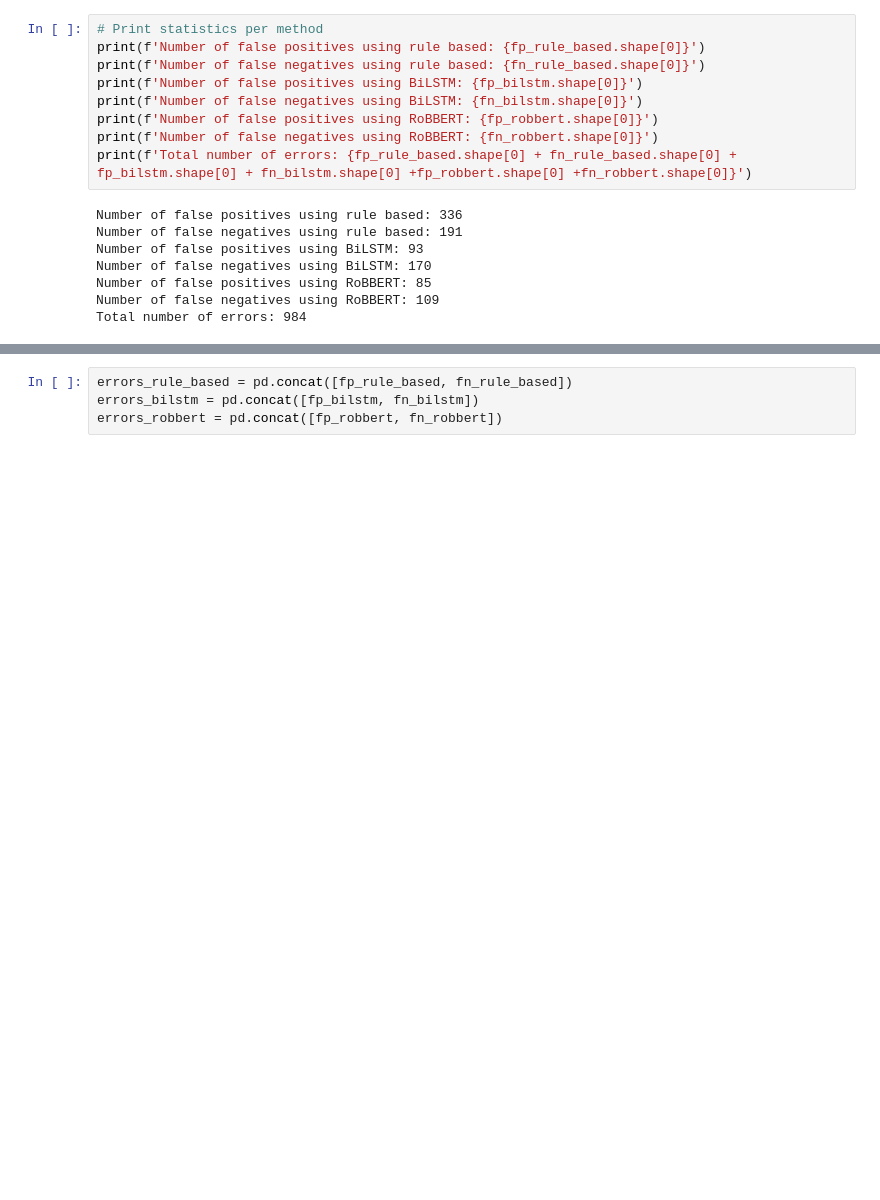
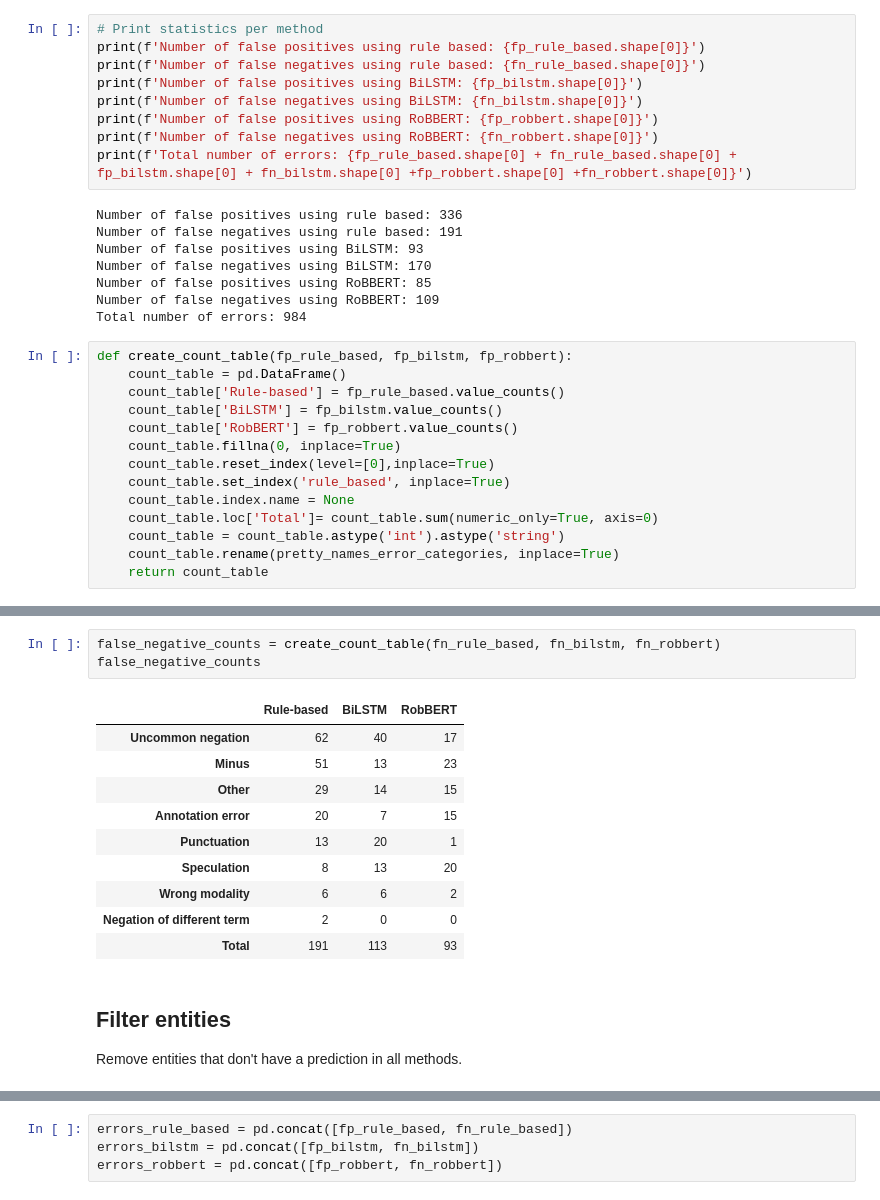
Before and after one commit to umcu/negation-detection, a Jupyter notebook: 03_compare_errors.ipynb, the cells around one changed output, grey strips where cells are left out. Drawn from its saved outputs; the diff is of its cells as text; blank space fills up the shorter version.

```diff
--- a/03_compare_errors.ipynb
+++ b/03_compare_errors.ipynb
@@ -89,3 +89,17 @@ Number of false negatives using BiLSTM: 170
 Number of false positives using RoBBERT: 85
 Number of false negatives using RoBBERT: 109
 Total number of errors: 984
+# %%
+def create_count_table(fp_rule_based, fp_bilstm, fp_robbert):
+    count_table = pd.DataFrame()
+    count_table['Rule-based'] = fp_rule_based.value_counts()
+    count_table['BiLSTM'] = fp_bilstm.value_counts()
+    count_table['RobBERT'] = fp_robbert.value_counts()
+    count_table.fillna(0, inplace=True)
+    count_table.reset_index(level=[0],inplace=True)
+    count_table.set_index('rule_based', inplace=True)
+    count_table.index.name = None
+    count_table.loc['Total']= count_table.sum(numeric_only=True, axis=0)
+    count_table = count_table.astype('int').astype('string')
+    count_table.rename(pretty_names_error_categories, inplace=True)
+    return count_table
@@ -91,0 +120,17 @@ Total number of errors: 984
+# %%
+false_negative_counts = create_count_table(fn_rule_based, fn_bilstm, fn_robbert)
+false_negative_counts
+# %% [output]
+|  | Rule-based | BiLSTM | RobBERT |
+| Uncommon negation | 62 | 40 | 17 |
+| Minus | 51 | 13 | 23 |
+| Other | 29 | 14 | 15 |
+| Annotation error | 20 | 7 | 15 |
+| Punctuation | 13 | 20 | 1 |
+| Speculation | 8 | 13 | 20 |
+| Wrong modality | 6 | 6 | 2 |
+| Negation of different term | 2 | 0 | 0 |
+| Total | 191 | 113 | 93 |
+# %% [markdown]
+## Filter entities
+Remove entities that don't have a prediction in all methods.
```
Also changed, not shown: parts of 15 cells of this notebook, 4 other files.
